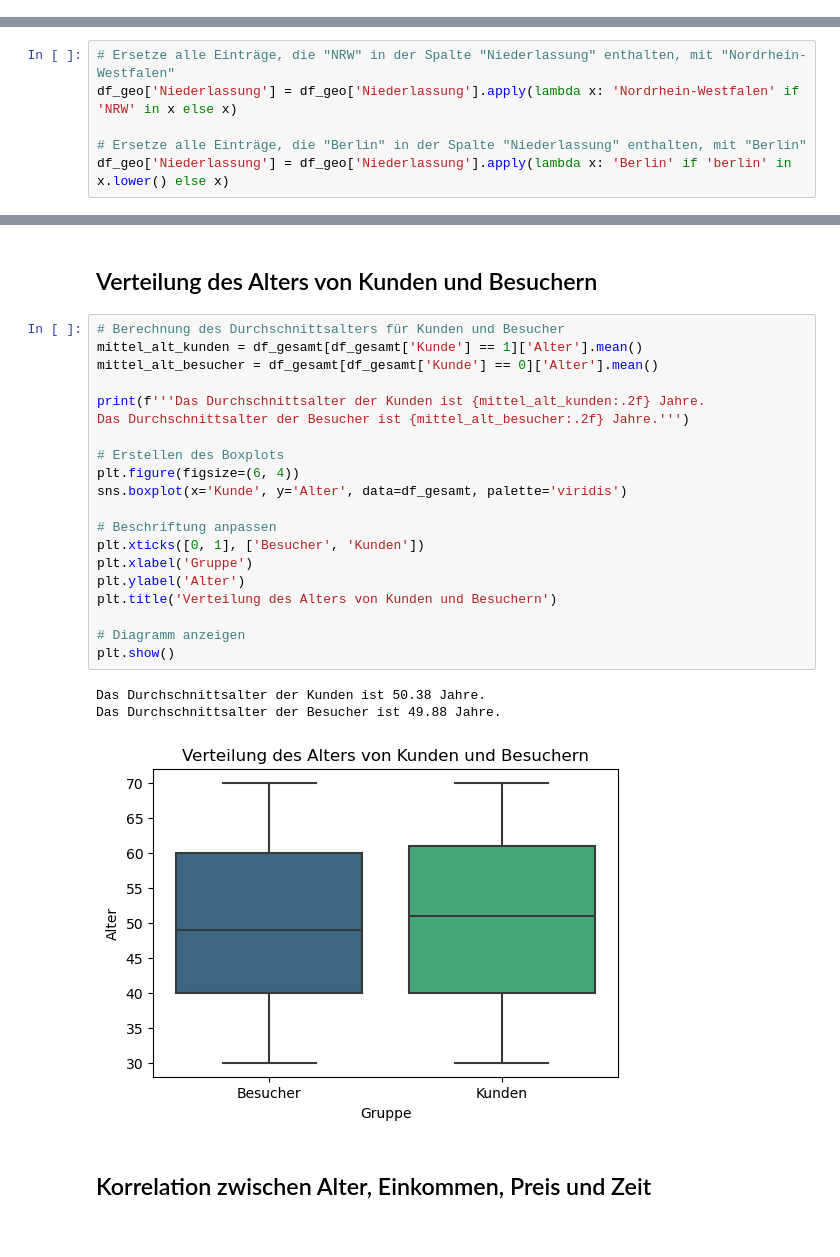
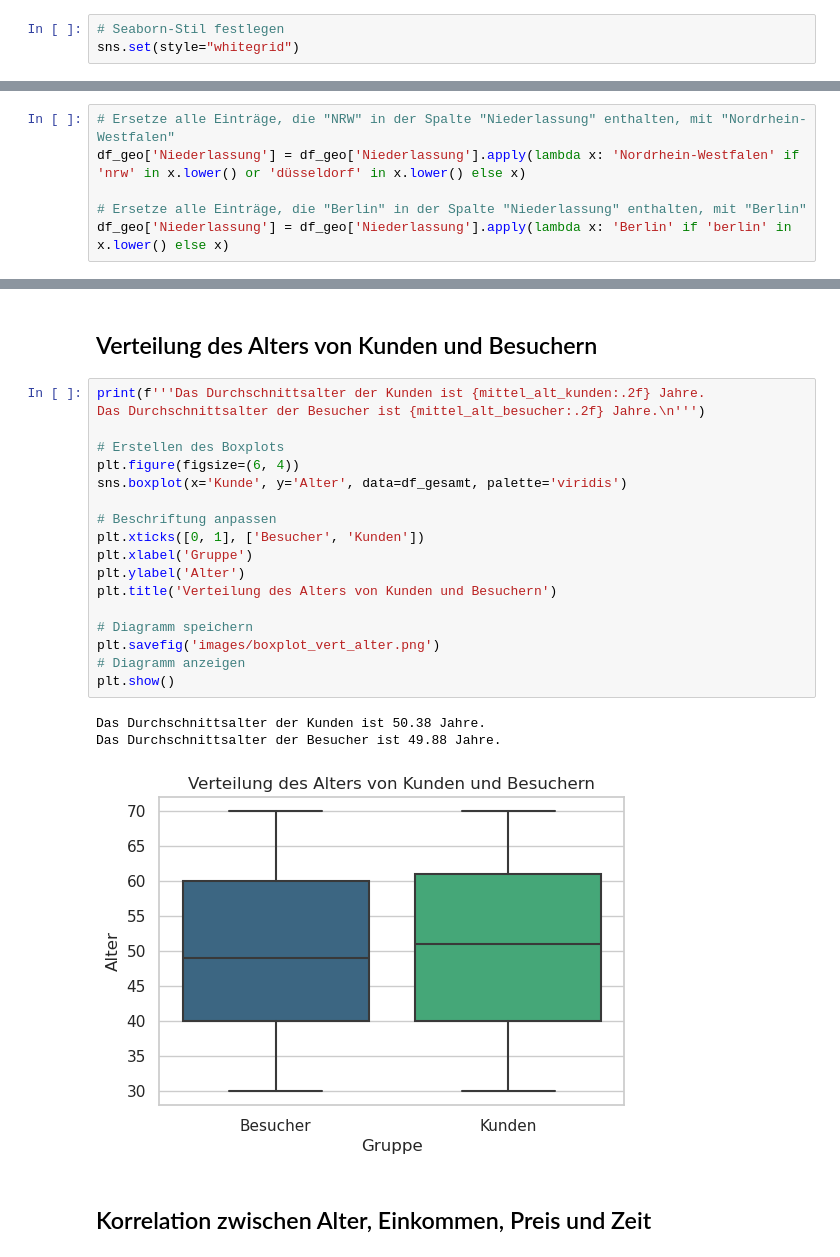
Before and after one commit to SebastianKnoche/final_projectSS24_Group4, a Jupyter notebook: presentation.ipynb, the cells around one changed output, grey strips where cells are left out. Drawn from its saved outputs; the diff is of its cells as text.

````diff
--- a/presentation.ipynb
+++ b/presentation.ipynb
@@ -15,6 +15,9 @@ from statsmodels.stats.weightstats import ttest_ind as my_ttest
 import statsmodels.api as sm
 from IPython.core.display import HTML as my_html
 import seaborn as sns
+# %%
+# Seaborn-Stil festlegen
+sns.set(style="whitegrid")
 # %%
 # Hilfsfunktion zur besseren Darstellung der Ausgaben
 
@@ -185,7 +188,7 @@ df_geo['Niederlassung'] = df_geo['Niederlassung'].apply(lambda x: 'Berlin' if 'b
 ```
 # %%
 # Ersetze alle Einträge, die "NRW" in der Spalte "Niederlassung" enthalten, mit "Nordrhein-Westfalen"
-df_geo['Niederlassung'] = df_geo['Niederlassung'].apply(lambda x: 'Nordrhein-Westfalen' if 'NRW' in x else x)
+df_geo['Niederlassung'] = df_geo['Niederlassung'].apply(lambda x: 'Nordrhein-Westfalen' if 'nrw' in x.lower() or 'düsseldorf' in x.lower() else x)
 
 # Ersetze alle Einträge, die "Berlin" in der Spalte "Niederlassung" enthalten, mit "Berlin"
 df_geo['Niederlassung'] = df_geo['Niederlassung'].apply(lambda x: 'Berlin' if 'berlin' in x.lower() else x)
@@ -1088,29 +1103,27 @@ Sie haben 706 Autos gekauft.
 # %% [markdown]
 ## Verteilung des Alters von Kunden und Besuchern
 # %%
-# Berechnung des Durchschnittsalters für Kunden und Besucher
-mittel_alt_kunden = df_gesamt[df_gesamt['Kunde'] == 1]['Alter'].mean()
-mittel_alt_besucher = df_gesamt[df_gesamt['Kunde'] == 0]['Alter'].mean()
-
 print(f'''Das Durchschnittsalter der Kunden ist {mittel_alt_kunden:.2f} Jahre.
-Das Durchschnittsalter der Besucher ist {mittel_alt_besucher:.2f} Jahre.''')
+Das Durchschnittsalter der Besucher ist {mittel_alt_besucher:.2f} Jahre.\n''')
 
 # Erstellen des Boxplots
 plt.figure(figsize=(6, 4))
 sns.boxplot(x='Kunde', y='Alter', data=df_gesamt, palette='viridis')
 
 # Beschriftung anpassen
 plt.xticks([0, 1], ['Besucher', 'Kunden'])
 plt.xlabel('Gruppe')
 plt.ylabel('Alter')
 plt.title('Verteilung des Alters von Kunden und Besuchern')
 
+# Diagramm speichern
+plt.savefig('images/boxplot_vert_alter.png')
 # Diagramm anzeigen
 plt.show()
 # %% [output]
 Das Durchschnittsalter der Kunden ist 50.38 Jahre.
 Das Durchschnittsalter der Besucher ist 49.88 Jahre.
-[figure, old version]
+[figure, new version]
 # %% [markdown]
 ## Korrelation zwischen Alter, Einkommen, Preis und Zeit
 # %%
````
Also changed, not shown: parts of 22 cells of this notebook, 7 other files.
